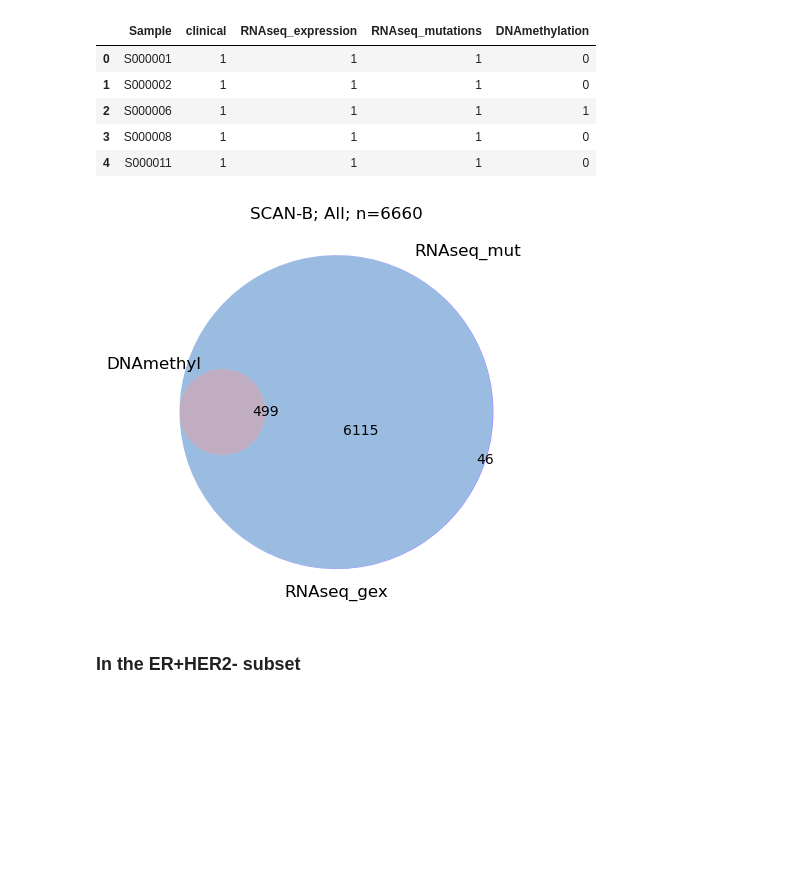
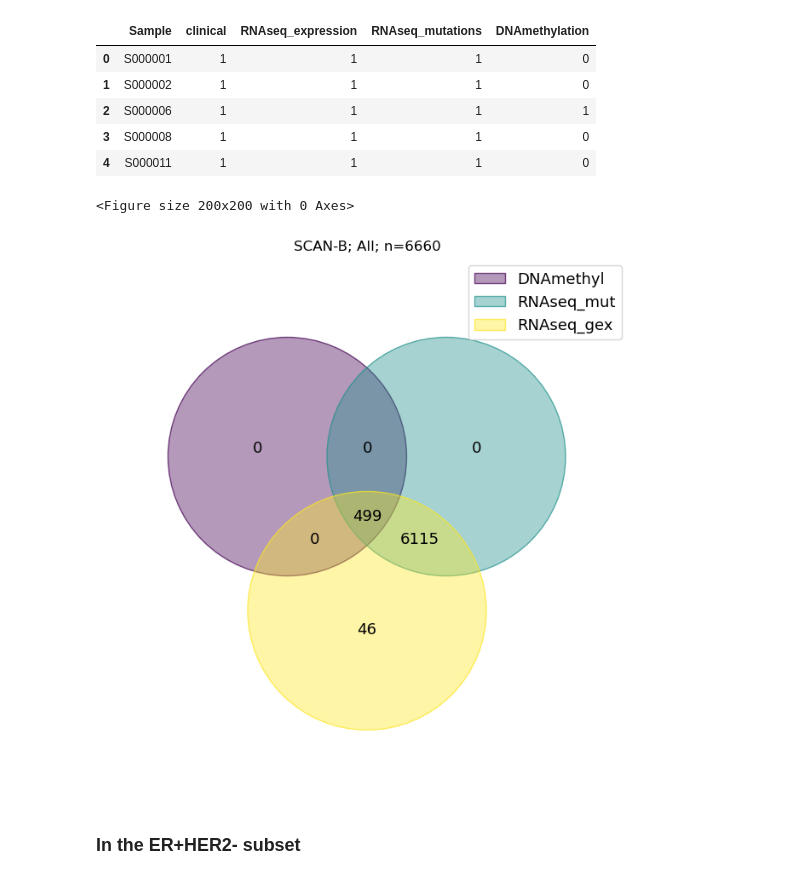
Before and after one commit to lphohmann/PredictRecurrence, a Jupyter notebook: notebooks/SCANB_modalities.ipynb, the cells around one changed output. Drawn from its saved outputs; the diff is of its cells as text; code cells hidden in the pictures; blank space fills up the shorter version.

```diff
--- a/notebooks/SCANB_modalities.ipynb
+++ b/notebooks/SCANB_modalities.ipynb
@@ -95,10 +101,13 @@ dict_values = list(venn_dict.values())  # List of corresponding sets
 # %%
-venn3(dict_values, set_labels=dict_labels)
+plt.figure(figsize=(2, 2))
+venn(venn_dict)
+#venn3(list(venn_dict.values()), set_labels=list(venn_dict.keys()))
 plt.title(f"SCAN-B; All; n={len(sample_modalities['Sample'])}")
 #plt.suptitle("With variants from RNAseq", fontsize=10,)
 plt.show()
 # %% [output]
+<Figure size 200x200 with 0 Axes>
-[figure, old version]
+[figure, new version]
 # %% [markdown]
 ### In the ER+HER2- subset
 # %%
```
Also changed, not shown: parts of 21 cells of this notebook, 3 other files.
